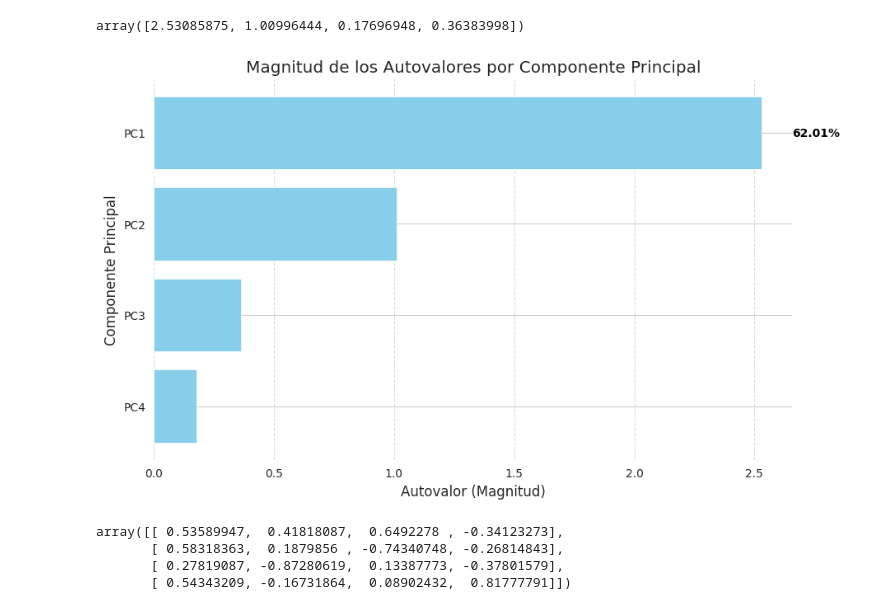
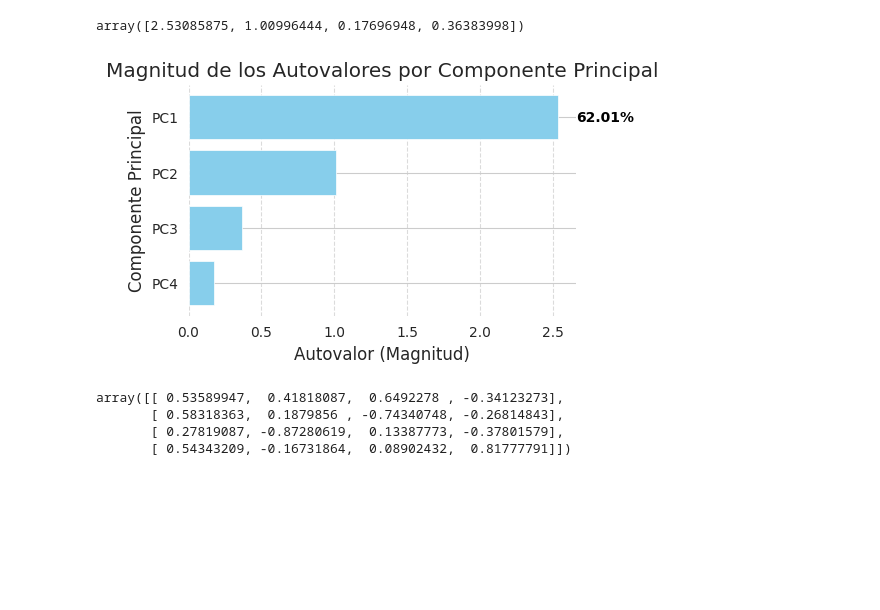
Before and after one commit to guz-vinueza/data_analytics, a Jupyter notebook: Class 14 - Dimensionality Reduction/Ejemplo_PCA.ipynb, the cells around one changed output. Saved outputs shown, nothing was run; the diff lists cells and outputs as text; code cells hidden in the pictures; blank space fills up the shorter version.

```diff
--- a/Class 14 - Dimensionality Reduction/Ejemplo_PCA.ipynb
+++ b/Class 14 - Dimensionality Reduction/Ejemplo_PCA.ipynb
@@ -60,32 +80,32 @@ array([2.53085875, 1.00996444, 0.17696948, 0.36383998])
 # %%
 import matplotlib.pyplot as plt
 import seaborn as sns
 
 sns.set_style("whitegrid")
 
 total_autovalores = np.sum(autovalores)
 porcentaje_autovalores = (autovalores / total_autovalores) * 100
 
 # Sort eigenvalues in descending order for better visualization
 autovalores_sorted_idx = np.argsort(autovalores)[::-1]
 autovalores_plot = autovalores[autovalores_sorted_idx]
 porcentaje_autovalores_plot = porcentaje_autovalores[autovalores_sorted_idx]
 
-plt.figure(figsize=(10, 6))
+plt.figure(figsize=(5, 3))
 plt.barh(y=[f'PC{i+1}' for i in range(len(autovalores_plot))], width=autovalores_plot, color='skyblue')
 plt.xlabel('Autovalor (Magnitud)')
 plt.ylabel('Componente Principal')
 plt.title('Magnitud de los Autovalores por Componente Principal')
 
 # Annotate the first bar with its percentage
 plt.text(autovalores_plot[0] * 1.05, 0, f'{porcentaje_autovalores_plot[0]:.2f}%', va='center', color='black', fontweight='bold')
 
 plt.gca().invert_yaxis() # To have PC1 at the top
 plt.grid(axis='x', linestyle='--', alpha=0.7)
 sns.despine(left=True, bottom=True)
 plt.show()
 # %% [output]
-[figure, old version]
+[figure, new version]
 # %%
 autovectores
 # %% [output]
```
Also changed, not shown: parts of 22 cells of this notebook.
